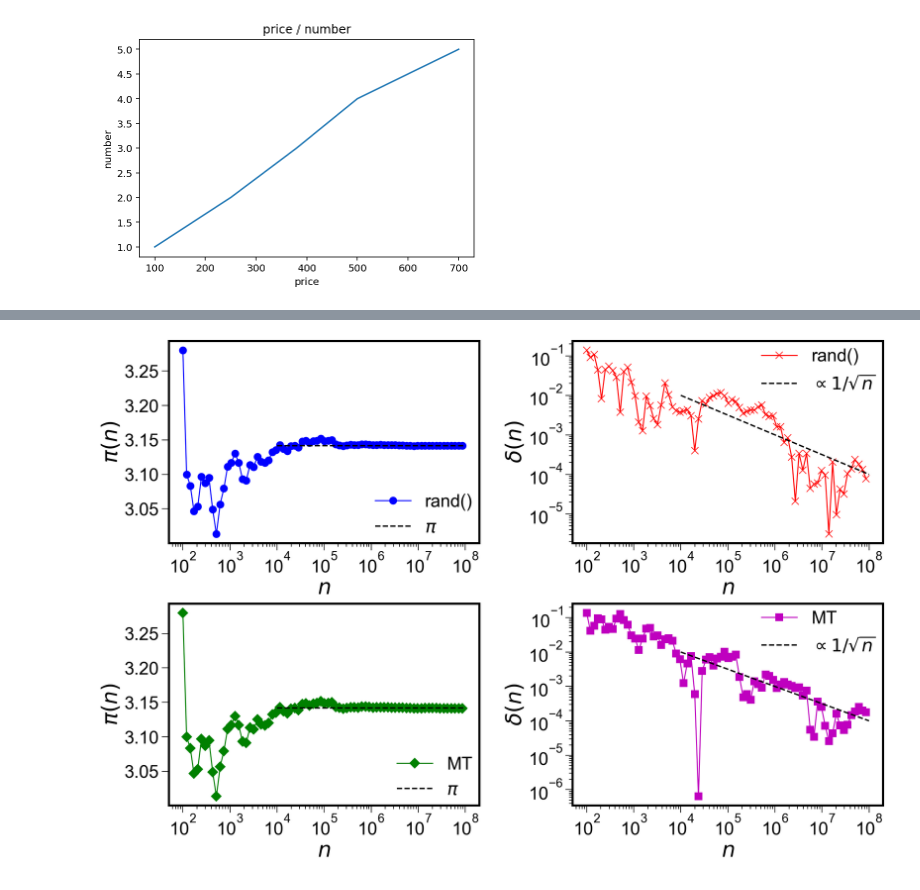
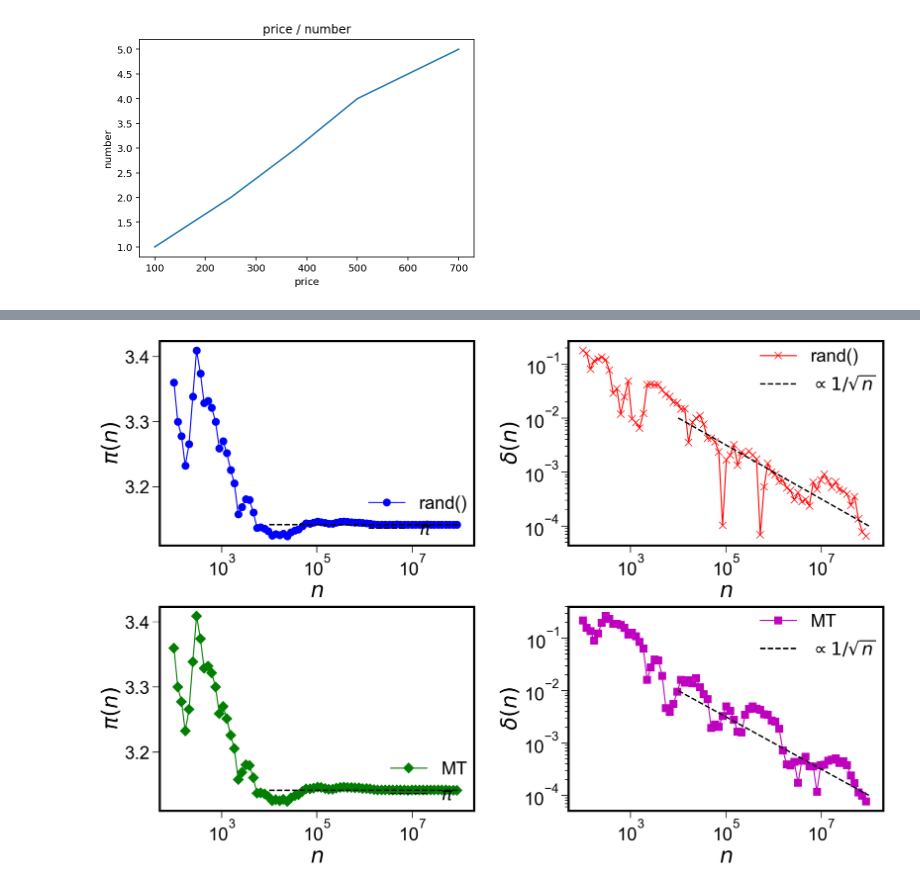
Before and after one commit to TakeshiKawasaki/2023-simulation-training, a Jupyter notebook: 2023_simulation.ipynb, the cells around one changed output, grey strips where cells are left out. Drawn from its saved outputs; the diff is of its cells as text; code cells hidden in the pictures.

```diff
--- a/2023_simulation.ipynb
+++ b/2023_simulation.ipynb
@@ -75,6 +75,7 @@ import numpy as np
 #Tex フォント（任意）:使いたい人は以下のコメントアウトを開放
 #plt.rcParams["text.usetex"] =True
 plt.rcParams['font.family'] = 'Arial' #使用するフォント名
+plt.rcParams["font.size"] = 25
 
 #図全体のサイズやアスペクト比を変える
 fig = plt.figure(figsize=(18,12))
@@ -83,7 +84,7 @@ fig = plt.figure(figsize=(18,12))
  ###########################
 ax = fig.add_subplot(221)
 #各自ファイルのパスを変えること
-i, pi,error  = np.loadtxt("./Lecture2/pi-error.dat", comments='#', unpack=True)
+i, pi,error  = np.loadtxt("./Lecture2/pi-error-MT.dat", comments='#', unpack=True)
 plt.plot(i, pi, "o-",markersize=10,color="b",label=r"rand()")
 plt.xscale('log')
 ###Drawing a line ######
@@ -100,8 +101,7 @@ ax.spines['left'].set_linewidth(3)
 ax.spines['right'].set_linewidth(3)
 plt.xlabel(r"$n$",color='k', size=30)
 plt.ylabel(r"$\pi(n)$",color='k', size=30)
-plt.xticks(color='k', size=25)
-plt.yticks(color='k', size=25)
+
 #図の凡例の有無や位置，サイズを調整
 plt.legend(ncol=1, loc=4, borderaxespad=0, fontsize=25,frameon=False)
 #各グラフのアスペクト比を1:1にする
@@ -131,8 +131,7 @@ ax.spines['left'].set_linewidth(3)
 ax.spines['right'].set_linewidth(3)
 plt.xlabel(r"$n$",color='k', size=30)
 plt.ylabel(r"$\delta(n)$",color='k', size=30)
-plt.xticks(color='k', size=25)
-plt.yticks(color='k', size=25)
+
 #図の凡例の有無や位置，サイズを調整
 plt.legend(ncol=1, loc=1, borderaxespad=0, fontsize=25,frameon=False)
 #################################
@@ -159,8 +158,7 @@ ax.spines['left'].set_linewidth(3)
 ax.spines['right'].set_linewidth(3)
 plt.xlabel(r"$n$",color='k', size=30)
 plt.ylabel(r"$\pi(n)$",color='k', size=30)
-plt.xticks(color='k', size=25)
-plt.yticks(color='k', size=25)
+
 #図の凡例の有無や位置，サイズを調整
 plt.legend(ncol=1, loc=4, borderaxespad=0, fontsize=25,frameon=False)
 #################################
@@ -172,33 +170,32 @@ ax = fig.add_subplot(224)
 i, pi,error  = np.loadtxt("./Lecture2/pi-error-MT.dat", comments='#', unpack=True)
 plt.plot(i, error, "s-",markersize=10,color="m",label=r"MT")
 
 ###Drawing a line ######
 x= np.linspace(1e4, 1e8, 100)
 y=1/x**0.5
 plt.plot(x, y, "--",markersize=3,linewidth = 2.0, color="k",label=r"$\propto 1/\sqrt{n}$")
 #########
 plt.xscale('log')
 plt.yscale('log')
 #図の書式設定
 plt.tick_params(which='major',width = 1, length = 10)
 plt.tick_params(which='minor',width = 1, length = 5)
 ax.spines['top'].set_linewidth(3)
 ax.spines['bottom'].set_linewidth(3)
 ax.spines['left'].set_linewidth(3)
 ax.spines['right'].set_linewidth(3)
 plt.xlabel(r"$n$",color='k', size=30)
 plt.ylabel(r"$\delta(n)$",color='k', size=30)
-plt.xticks(color='k', size=25)
-plt.yticks(color='k', size=25)
+
 #図の凡例の有無や位置，サイズを調整
 plt.legend(ncol=1, loc=1, borderaxespad=0, fontsize=25,frameon=False)
 #################################
 
 #図のマージン設定
 plt.subplots_adjust(wspace=0.3, hspace=0.3)
 
 #各自ファイルのパスを変えること．
 plt.savefig('./Lecture2/pi-error.png')
 plt.savefig('./Lecture2/pi-error.pdf')
 # %% [output]
-[figure, old version]
+[figure, new version]
```
Also changed, not shown: parts of 1 cell of this notebook.
